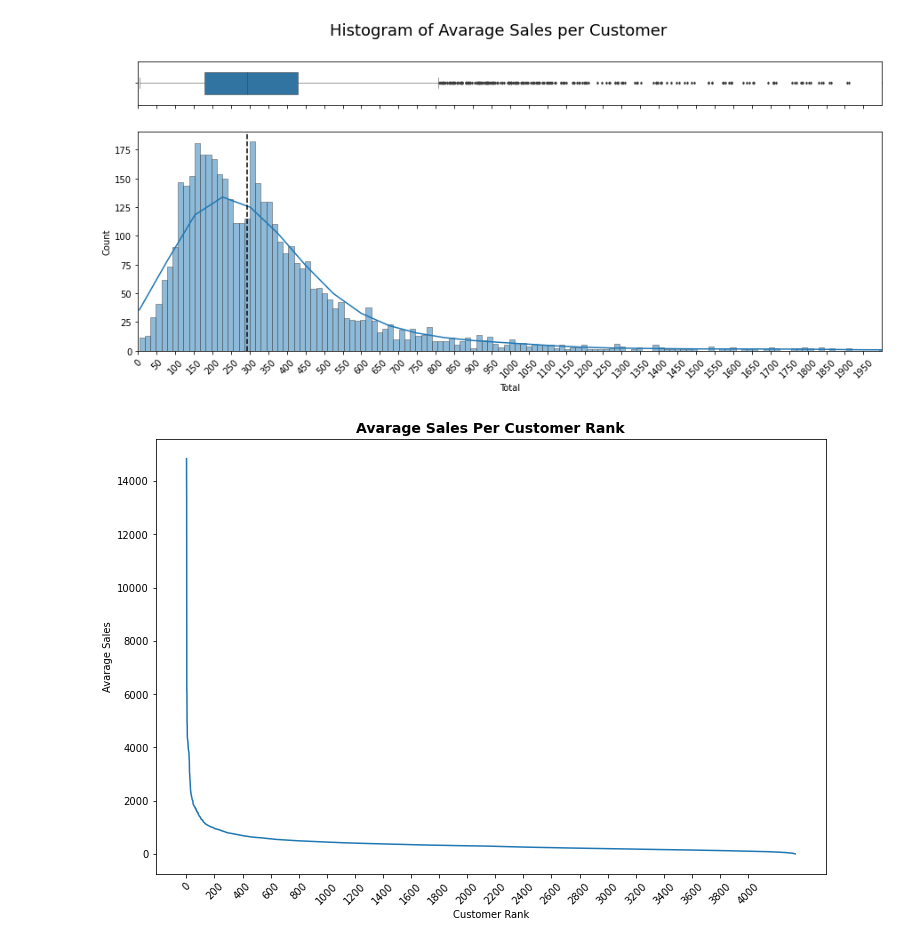
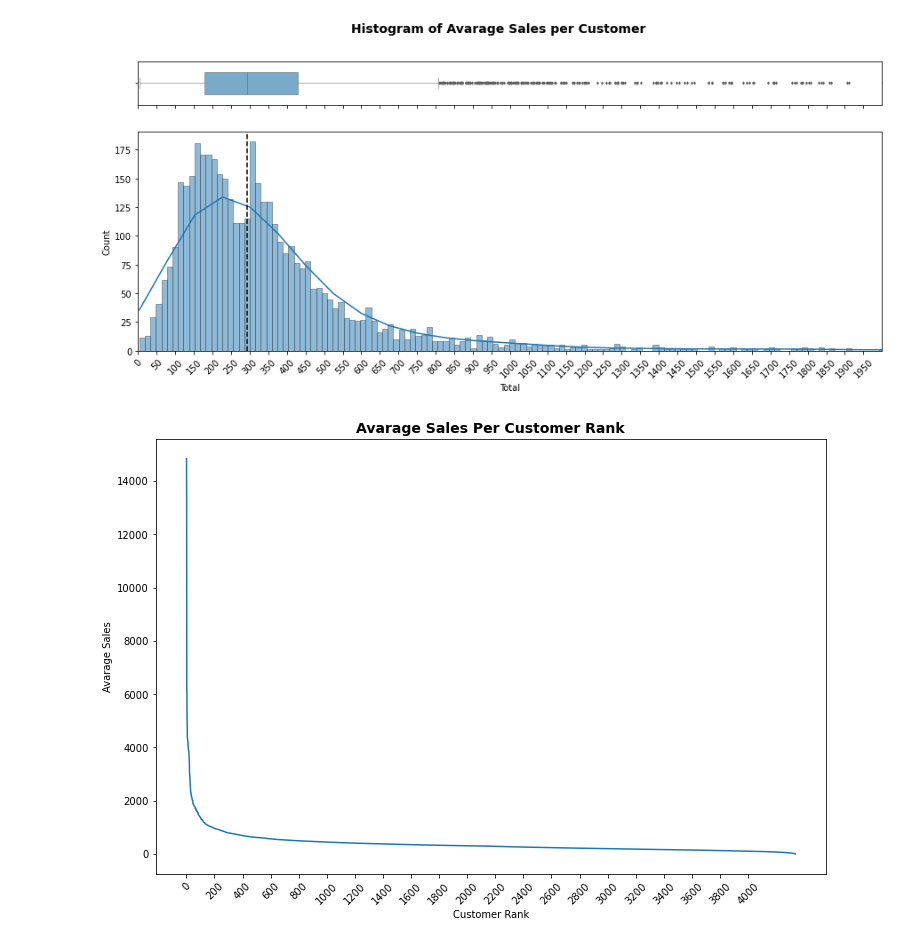
Before and after one commit to alyssonvidal/E-Commerce-Clusterization, a Jupyter notebook: notebooks/part02_eda.ipynb, the cells around one changed output. Cells and saved outputs as stored; diff of their text form; code cells hidden in the pictures.

```diff
--- a/notebooks/part02_eda.ipynb
+++ b/notebooks/part02_eda.ipynb
@@ -66,2 +56,25 @@ display_stats(data)
 # %%
 data_eda=data.copy()
+# %%
+def get_month(x):
+
+    return dt.datetime(x.year, x.month, 1)
+
+def get_dates(df, col):
+
+    year = df[col].dt.year
+    month = df[col].dt.month
+    day = df[col].dt.day
+
+    return year, month, day
+# %%
+data_eda["InvoiceMonth"] = data_eda["InvoiceDate"].apply(get_month)
+data_eda["CohortMonth"] = data_eda.groupby("CustomerID")["InvoiceMonth"].transform("min")
+# %%
+invoice_year, invoice_month, _ = get_dates(data_eda, "InvoiceMonth")
+cohort_year, cohort_month, _ = get_dates(data_eda, "CohortMonth")
+
+year_diff = invoice_year - cohort_year
+month_diff = invoice_month - cohort_month
+
+data_eda["CohortIndex"] = 12 * year_diff + month_diff + 1
@@ -126,16 +186,31 @@ sales_per_customer
 # %%
 fig, (ax_box, ax_hist) = plt.subplots(2, figsize=(15,6), sharex=True, gridspec_kw = {"height_ratios": (0.2, 1)})
-fig.suptitle('Histogram of Avarage Sales per Customer', fontsize=18)
-sns.boxplot(x=sales_per_customer['Total'], ax=ax_box, linewidth=.5, width=.5, fliersize=2)
+fig.suptitle('Histogram of Avarage Sales per Customer\n', fontsize=14, fontweight='bold')
+
+sns.boxplot(x=sales_per_customer['Total'],
+            ax=ax_box,
+            linewidth=.5,
+            width=.5,
+            palette='Blues_r',
+            fliersize=2)
 ax_box.set(xlabel='')
-sns.histplot(data=sales_per_customer['Total'], ax=ax_hist, bins=1000, kde=True, edgecolor=".3", linewidth=.5 )
+
+sns.histplot(data=sales_per_customer['Total'],
+             ax=ax_hist,
+             bins=1000,
+             kde=True,
+             palette='Blues_r',
+             edgecolor=".3",
+             linewidth=.5,
+             )
+
 ax_hist.axvline(sales_per_customer['Total'].median(), color='black', ls='--')
 plt.xticks(np.arange(0,2000,50), rotation=45)
 plt.xlim([0,2000])
 plt.savefig("..//images//histogram_avarage_sales.png")
 plt.show()
 # %% [output]
-[figure, old version]
+[figure, new version]
 # %%
 zipsorted = sales_per_customer.sort_values(by='Total',ascending=False)
 zipsorted['Rank'] = np.divmod(np.arange(len(zipsorted)), 1)[0]+1
```
Also changed, not shown: parts of 36 cells of this notebook, 10 other files.
